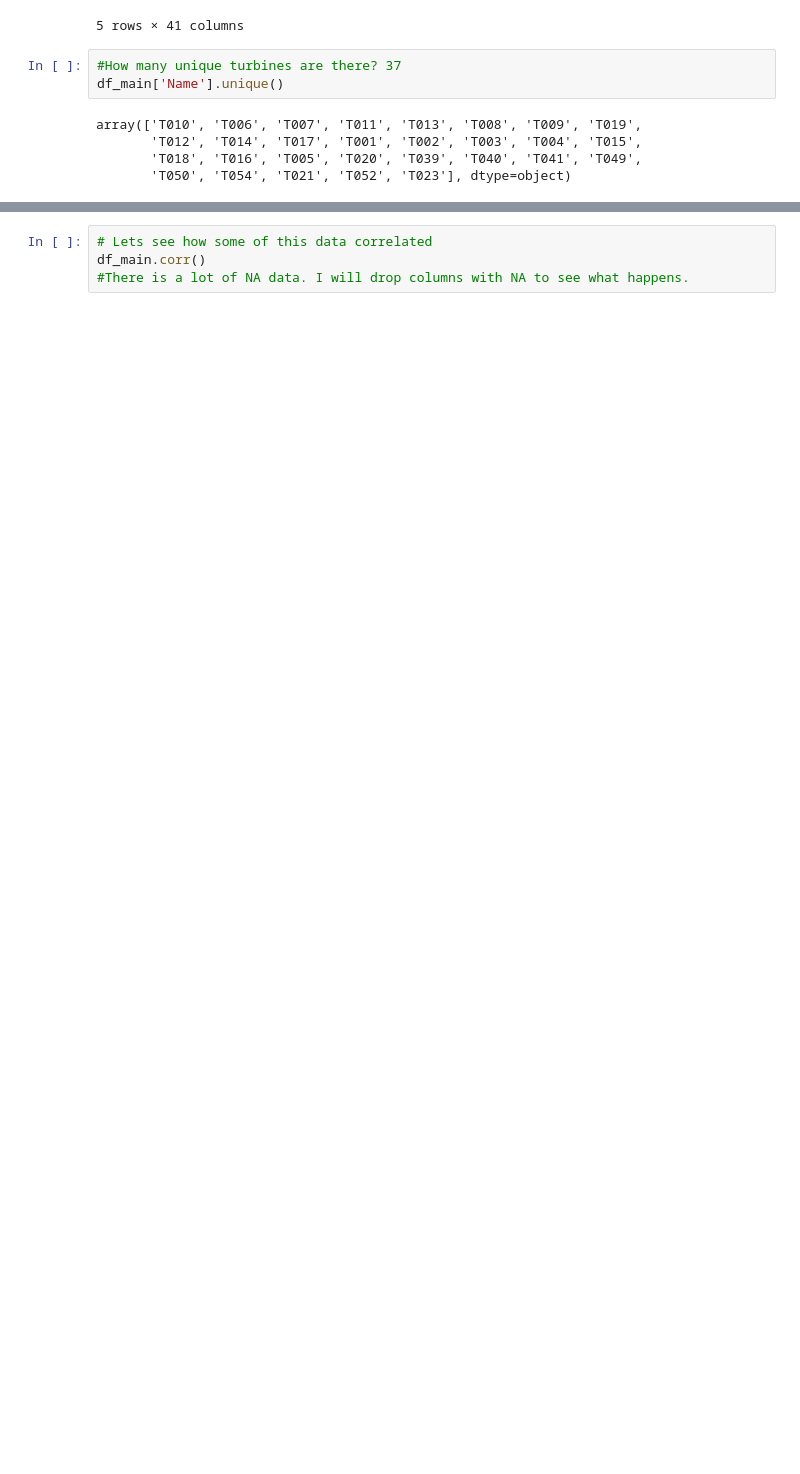
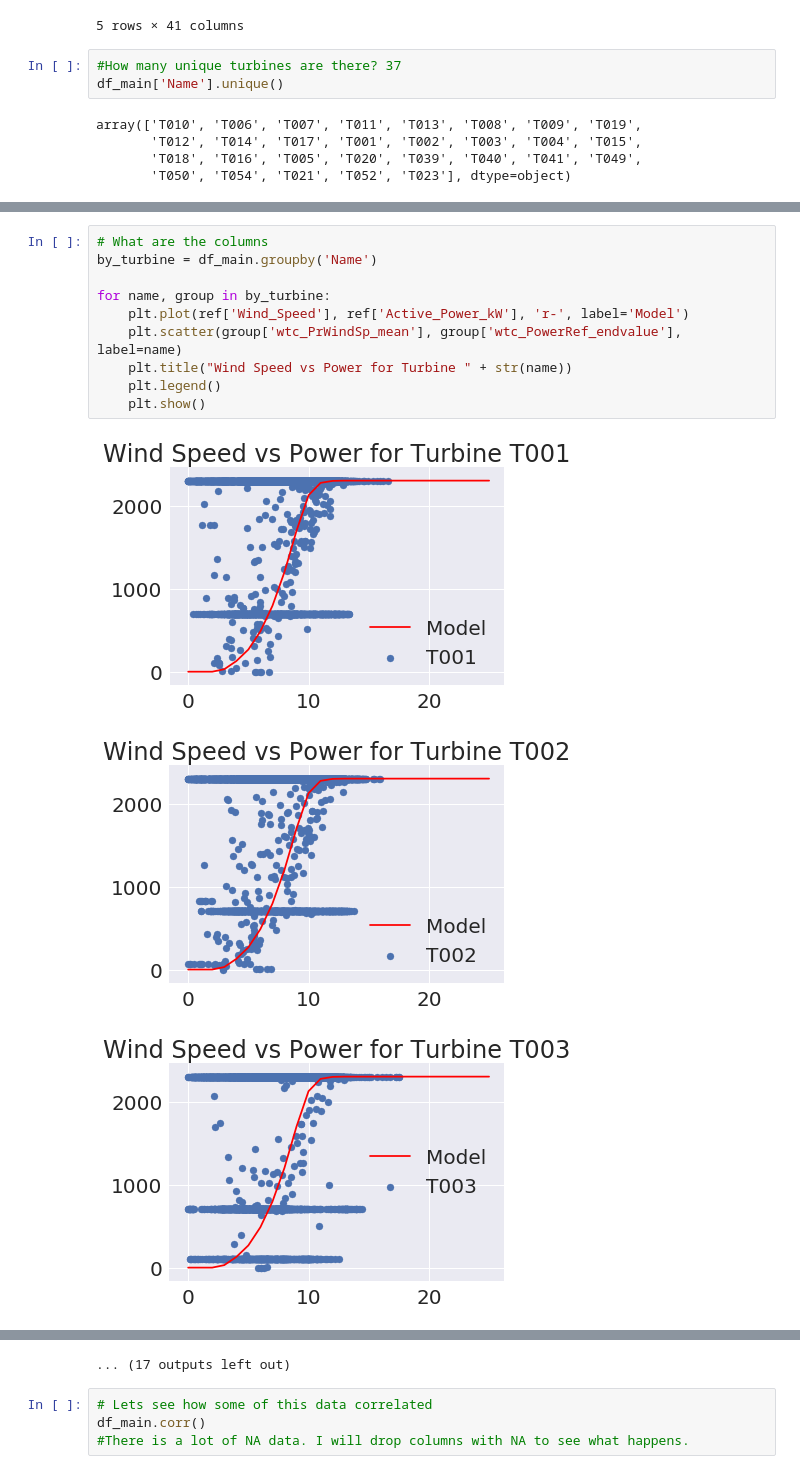
Before and after one commit to CaseyRMartinez/DataMiningProject1, a Jupyter notebook: Proj1_plots_KHT.ipynb, the cells around one changed output, grey strips where cells are left out. Saved outputs shown, nothing was run; the diff lists cells and outputs as text; blank space fills up the shorter version.

```diff
--- a/Proj1_plots_KHT.ipynb
+++ b/Proj1_plots_KHT.ipynb
@@ -207,0 +203,14 @@ Index(['Name', 'TimeStamp', 'wtc_CurTime_endvalue', 'wtc_SecAnemo_mean',
+# %%
+# What are the columns
+by_turbine = df_main.groupby('Name')
+
+for name, group in by_turbine:
+    plt.plot(ref['Wind_Speed'], ref['Active_Power_kW'], 'r-', label='Model')
+    plt.scatter(group['wtc_PrWindSp_mean'], group['wtc_PowerRef_endvalue'], label=name)
+    plt.title("Wind Speed vs Power for Turbine " + str(name))
+    plt.legend()
+    plt.show()
+# %% [output]
+[figure, added]
+[figure, added]
+[figure, added]
@@ -208,3 +226,4 @@ Index(['Name', 'TimeStamp', 'wtc_CurTime_endvalue', 'wtc_SecAnemo_mean',
+... (17 outputs left out)
 # %%
 # Lets see how some of this data correlated
 df_main.corr()
```
Also changed, not shown: parts of 11 cells of this notebook.
